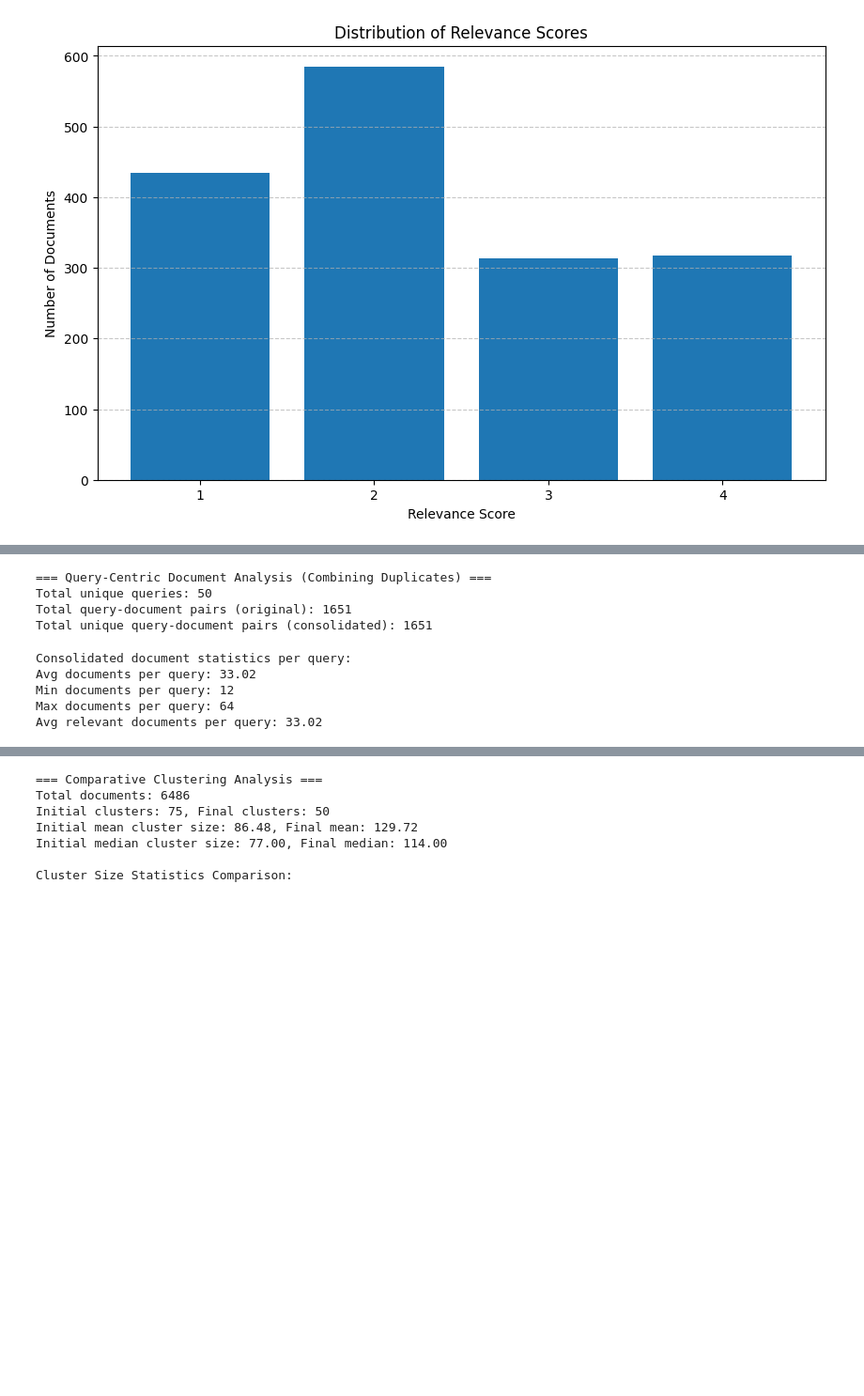
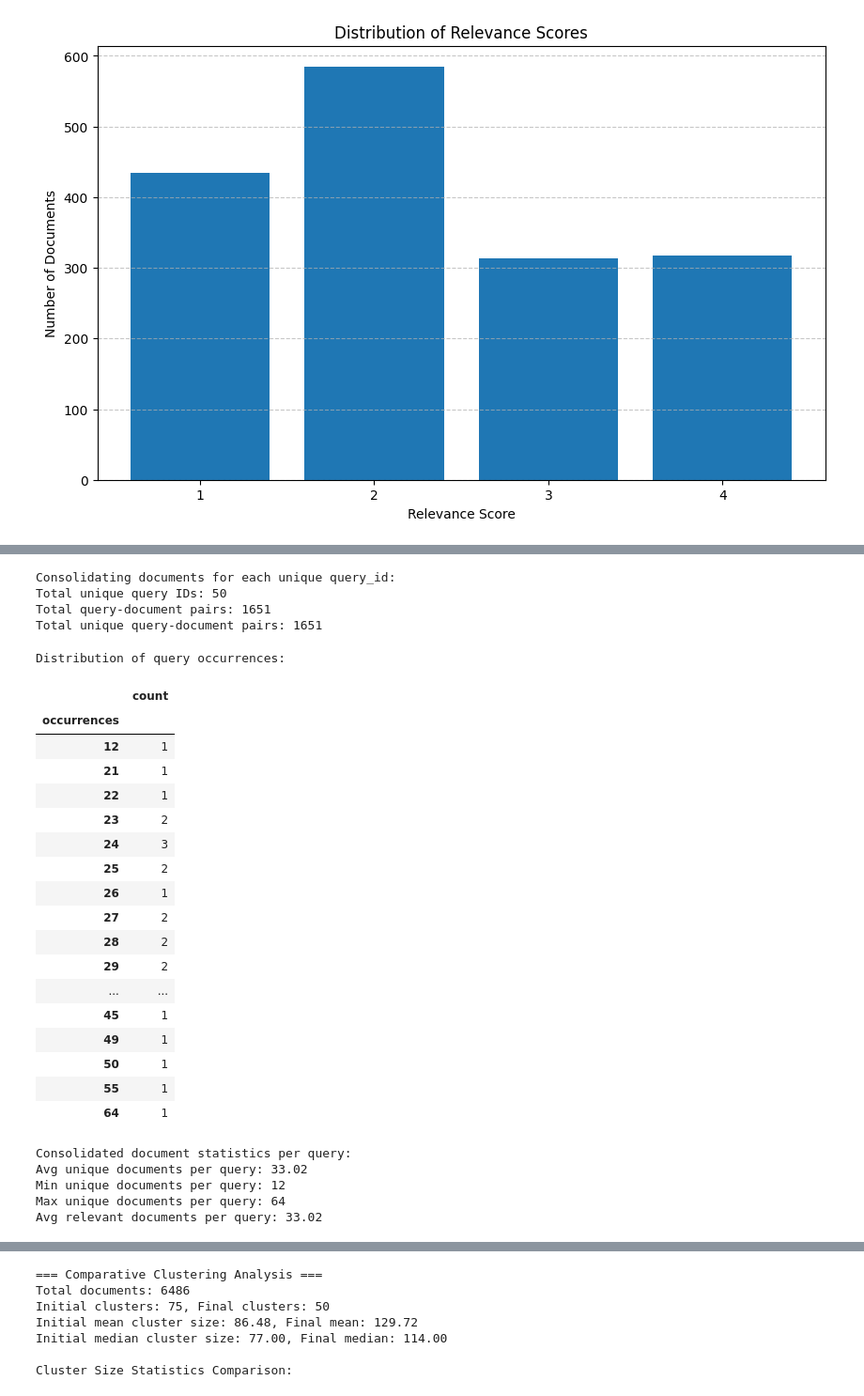
Before and after one commit to dsgt-arc/qclef-2025-clustering, a Jupyter notebook: src/models/ipynb-versions/initial_data-results-data-analysis-v2.ipynb, the cells around one changed output, grey strips where cells are left out. Shown at 94% size. Cells and saved outputs as stored; diff of their text form; code cells hidden in the pictures; blank space fills up the shorter version.

```diff
--- a/src/models/ipynb-versions/initial_data-results-data-analysis-v2.ipynb
+++ b/src/models/ipynb-versions/initial_data-results-data-analysis-v2.ipynb
@@ -227,8 +372,6 @@ Relevance score distribution:
 # %%
-# Add this section before the comparative clustering analysis
-print("\n=== Query-Centric Document Analysis (Combining Duplicates) ===")
-
-# Consolidate documents for each unique query_id
+# Create consolidated dataframe - one row per unique query_id
+print("\nConsolidating documents for each unique query_id:")
 unique_query_ids = query_df['query_id'].unique()
 consolidated_query_data = []
 
@@ -236,7 +379,7 @@ for qid in unique_query_ids:
     # Get all documents associated with this query ID
     query_docs = query_df[query_df['query_id'] == qid]
 
-    # Count unique documents (in case there are duplicates)
+    # Count unique documents
     unique_docs = query_docs['doc_id'].nunique()
 
     # Count relevant documents
@@ -248,7 +391,8 @@ for qid in unique_query_ids:
     # Add to consolidated data
     consolidated_query_data.append({
         'query_id': qid,
-        'total_docs': unique_docs,
+        'occurrences': len(query_docs),
+        'unique_docs': unique_docs,
         'relevant_docs': relevant_docs,
         'avg_relevance': avg_relevance
     })
@@ -256,30 +400,49 @@ for qid in unique_query_ids:
 # Convert to dataframe for analysis
 consolidated_df = pd.DataFrame(consolidated_query_data)
 
-# Basic statistics with consolidated data
-print(f"Total unique queries: {len(unique_query_ids)}")
-print(f"Total query-document pairs (original): {len(query_df)}")
-print(f"Total unique query-document pairs (consolidated): {consolidated_df['total_docs'].sum()}")
+# Summary statistics
+print(f"Total unique query IDs: {len(unique_query_ids)}")
+print(f"Total query-document pairs: {len(query_df)}")
+print(f"Total unique query-document pairs: {consolidated_df['unique_docs'].sum()}")
 # %% [output]
-=== Query-Centric Document Analysis (Combining Duplicates) ===
-Total unique queries: 50
-Total query-document pairs (original): 1651
-Total unique query-document pairs (consolidated): 1651
+Consolidating documents for each unique query_id:
+Total unique query IDs: 50
+Total query-document pairs: 1651
+Total unique query-document pairs: 1651
 # %%
-# Consolidated document counts per query
-consolidated_docs_per_query = consolidated_df['total_docs']
-consolidated_relevant_docs = consolidated_df['relevant_docs']
+# Show descriptive stats of the consolidated dataframe
+print("\nDistribution of query occurrences:")
+display(consolidated_df['occurrences'].value_counts().sort_index().to_frame())
 
 print("\nConsolidated document statistics per query:")
-print(f"Avg documents per query: {consolidated_docs_per_query.mean():.2f}")
-print(f"Min documents per query: {consolidated_docs_per_query.min()}")
-print(f"Max documents per query: {consolidated_docs_per_query.max()}")
-print(f"Avg relevant documents per query: {consolidated_relevant_docs.mean():.2f}")
+print(f"Avg unique documents per query: {consolidated_df['unique_docs'].mean():.2f}")
+print(f"Min unique documents per query: {consolidated_df['unique_docs'].min()}")
+print(f"Max unique documents per query: {consolidated_df['unique_docs'].max()}")
+print(f"Avg relevant documents per query: {consolidated_df['relevant_docs'].mean():.2f}")
 # %% [output]
-Consolidated document statistics per query:
-Avg documents per query: 33.02
-Min documents per query: 12
-Max documents per query: 64
-Avg relevant documents per query: 33.02
+Distribution of query occurrences:
+|  | count |
+| occurrences |  |
+| 12 | 1 |
+| 21 | 1 |
+| 22 | 1 |
+| 23 | 2 |
+| 24 | 3 |
+| 25 | 2 |
+| 26 | 1 |
+| 27 | 2 |
+| 28 | 2 |
+| 29 | 2 |
+| ... | ... |
+| 45 | 1 |
+| 49 | 1 |
+| 50 | 1 |
+| 55 | 1 |
+| 64 | 1 |
+Consolidated document statistics per query:
+Avg unique documents per query: 33.02
+Min unique documents per query: 12
+Max unique documents per query: 64
+Avg relevant documents per query: 33.02
 # %%
 # Document distribution visualization
```
Also changed, not shown: parts of 11 cells of this notebook.
